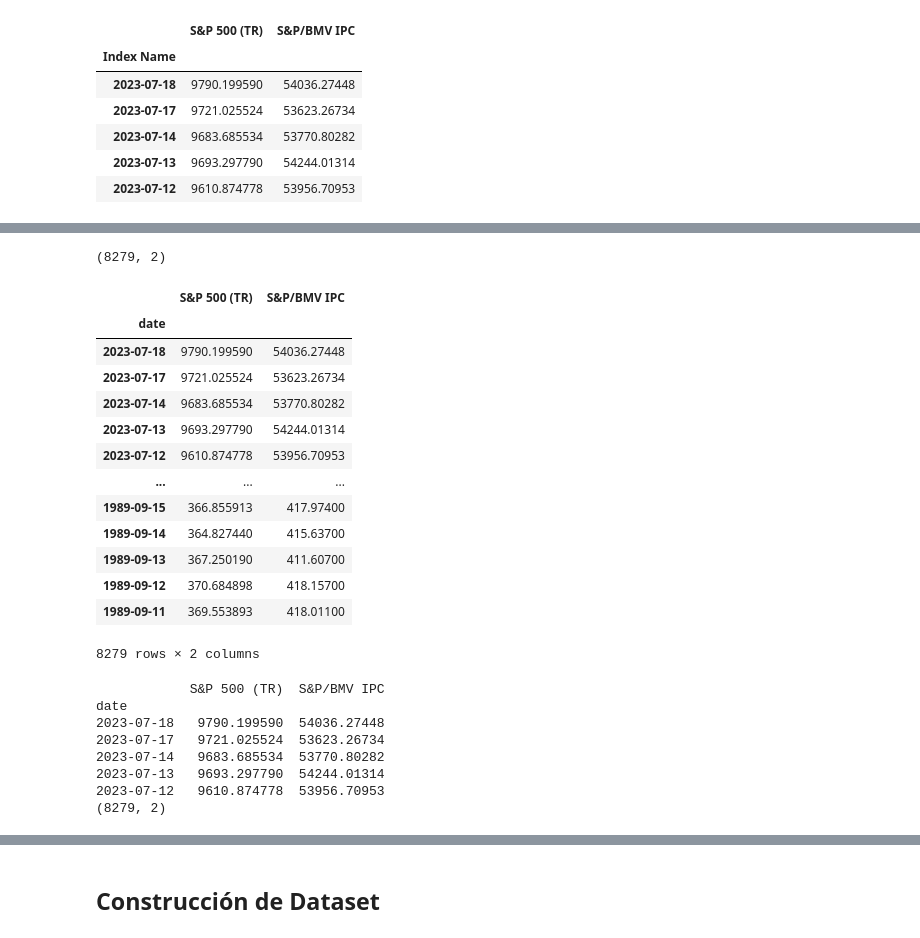
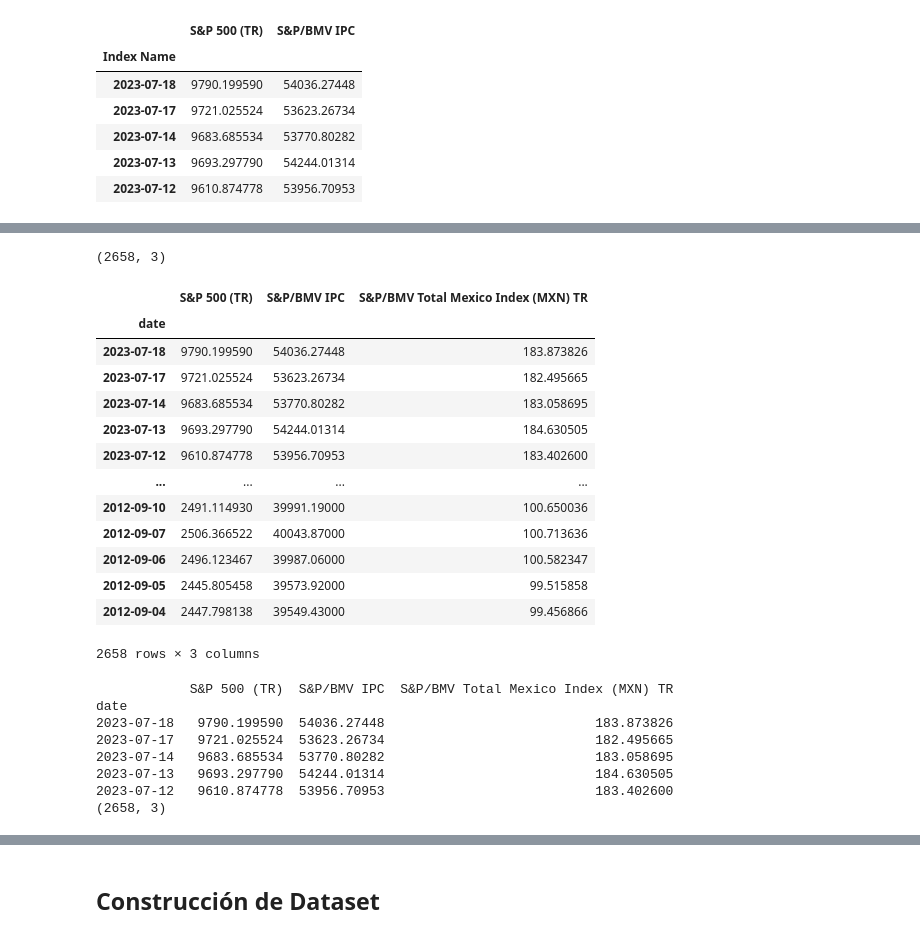
Before and after one commit to SalRmz/DCDP, a Jupyter notebook: 03-Deep-Learning/proyecto03/indices-lstm.ipynb, the cells around one changed output, grey strips where cells are left out. Cells and saved outputs as stored; diff of their text form; code cells hidden in the pictures.

```diff
--- a/03-Deep-Learning/proyecto03/indices-lstm.ipynb
+++ b/03-Deep-Learning/proyecto03/indices-lstm.ipynb
@@ -28,9 +28,9 @@ df_sp_bmv_ipc = pd.read_csv('data/index-sp-bmv-ipc-mxn.csv', parse_dates=[0], in
 display(df_sp_bmv_ipc.head())
 print(df_sp_bmv_ipc.shape)
 
-#df_sp_bmv_total = pd.read_csv('data/index-bmv-total-mexico-tr-mxn.csv', parse_dates=[0], index_col=0)
-#display(df_sp_bmv_total.head())
-#print(df_sp_bmv_total.shape)
+df_sp_bmv_total = pd.read_csv('data/index-bmv-total-mexico-tr-mxn.csv', parse_dates=[0], index_col=0)
+display(df_sp_bmv_total.head())
+print(df_sp_bmv_total.shape)
 
 df_sp_global_bmi = pd.read_csv('data/index-global-bmi.csv', parse_dates=[0], index_col=0)
 display(df_sp_global_bmi.head())
@@ -75,5 +83,5 @@ display(merged_df.head())
 #final_df = pd.merge(merged_df, df_sp_global_bmi, on='Index Name', how='outer')
 #display(merged_df.head())
 # %%
-#final_df = pd.merge(merged_df, df_sp_bmv_total, on='Index Name', how='outer')
-#display(final_df.head())
+merged_df = pd.merge(merged_df, df_sp_bmv_total, on='Index Name', how='outer')
+display(merged_df.head())
@@ -89,41 +104,41 @@ S&P/BMV IPC      249
 dtype: int64
-# %%
-data=final_df.dropna()
-data.shape
-# %% [output]
-(8279, 2)
+# %%
+dataClean=merged_df.dropna()
+dataClean.shape
+# %% [output]
+(2658, 3)
 # %%
-data.index.name='date'
-data
+dataClean.index.name='date'
+dataClean
 # %% [output]
-|  | S&P 500 (TR) | S&P/BMV IPC |
-| date |  |  |
-| 2023-07-18 | 9790.199590 | 54036.27448 |
-| 2023-07-17 | 9721.025524 | 53623.26734 |
-| 2023-07-14 | 9683.685534 | 53770.80282 |
-| 2023-07-13 | 9693.297790 | 54244.01314 |
-| 2023-07-12 | 9610.874778 | 53956.70953 |
-| ... | ... | ... |
-| 1989-09-15 | 366.855913 | 417.97400 |
-| 1989-09-14 | 364.827440 | 415.63700 |
-| 1989-09-13 | 367.250190 | 411.60700 |
-| 1989-09-12 | 370.684898 | 418.15700 |
-| 1989-09-11 | 369.553893 | 418.01100 |
+|  | S&P 500 (TR) | S&P/BMV IPC | S&P/BMV Total Mexico Index (MXN) TR |
+| date |  |  |  |
+| 2023-07-18 | 9790.199590 | 54036.27448 | 183.873826 |
+| 2023-07-17 | 9721.025524 | 53623.26734 | 182.495665 |
+| 2023-07-14 | 9683.685534 | 53770.80282 | 183.058695 |
+| 2023-07-13 | 9693.297790 | 54244.01314 | 184.630505 |
+| 2023-07-12 | 9610.874778 | 53956.70953 | 183.402600 |
+| ... | ... | ... | ... |
+| 2012-09-10 | 2491.114930 | 39991.19000 | 100.650036 |
+| 2012-09-07 | 2506.366522 | 40043.87000 | 100.713636 |
+| 2012-09-06 | 2496.123467 | 39987.06000 | 100.582347 |
+| 2012-09-05 | 2445.805458 | 39573.92000 | 99.515858 |
+| 2012-09-04 | 2447.798138 | 39549.43000 | 99.456866 |
-8279 rows × 2 columns
+2658 rows × 3 columns
 # %%
 #dataClean = data.rename(columns = {'S&P 500 (TR)':'sp500', 'S&P/BMV IPC':'spbmvipc', 'S&P/BMV Total Mexico Index (MXN) TR':'spbmvtotal'})
-dataClean = data.copy()
+#dataClean = data.copy()
 print(dataClean.head())
 print(dataClean.shape)
 # %% [output]
-            S&P 500 (TR)  S&P/BMV IPC
+            S&P 500 (TR)  S&P/BMV IPC  S&P/BMV Total Mexico Index (MXN) TR
 date
-2023-07-18   9790.199590  54036.27448
-2023-07-17   9721.025524  53623.26734
-2023-07-14   9683.685534  53770.80282
-2023-07-13   9693.297790  54244.01314
-2023-07-12   9610.874778  53956.70953
-(8279, 2)
+2023-07-18   9790.199590  54036.27448                           183.873826
+2023-07-17   9721.025524  53623.26734                           182.495665
+2023-07-14   9683.685534  53770.80282                           183.058695
+2023-07-13   9693.297790  54244.01314                           184.630505
+2023-07-12   9610.874778  53956.70953                           183.402600
+(2658, 3)
 # %%
 dataClean.info()
 # %% [output]
```
Also changed, not shown: parts of 29 cells of this notebook.
